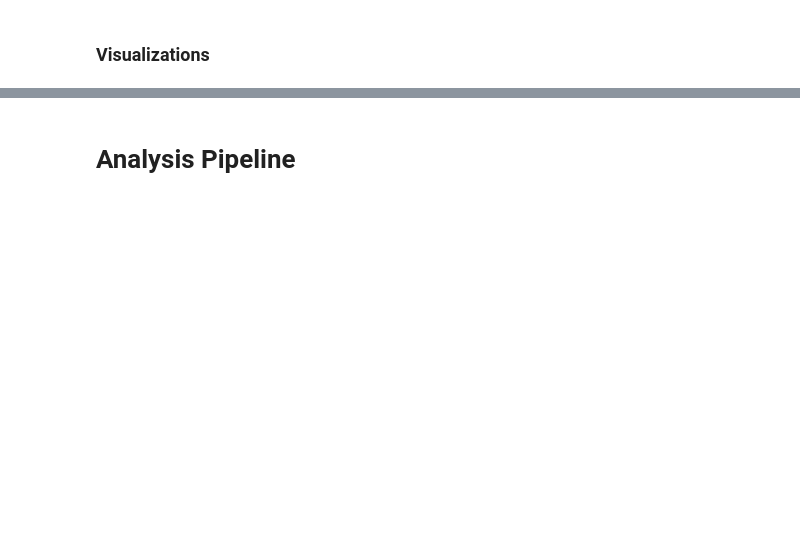
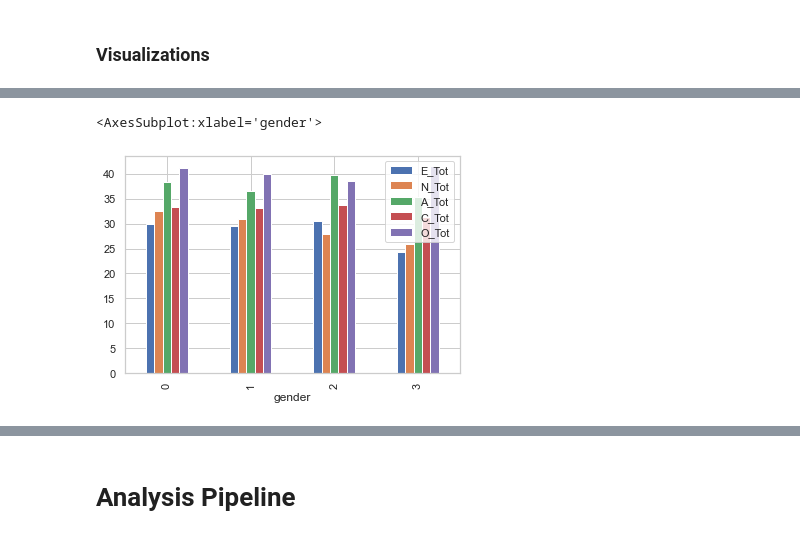
Before and after one commit to ubco-W2022T1-cosc301/project-group23, a Jupyter notebook: notebooks/analysis2.ipynb, the cells around one changed output, grey strips where cells are left out. Drawn from its saved outputs; the diff is of its cells as text; code cells hidden in the pictures; blank space fills up the shorter version.

```diff
--- a/notebooks/analysis2.ipynb
+++ b/notebooks/analysis2.ipynb
@@ -100,0 +128,5 @@ pd.unique(dat["gender"])
+# %%
+dat_reduced_g.groupby("gender").mean().plot.bar()
+# %% [output]
+<AxesSubplot:xlabel='gender'>
+[figure, added]
```
Also changed, not shown: parts of 25 cells of this notebook.
